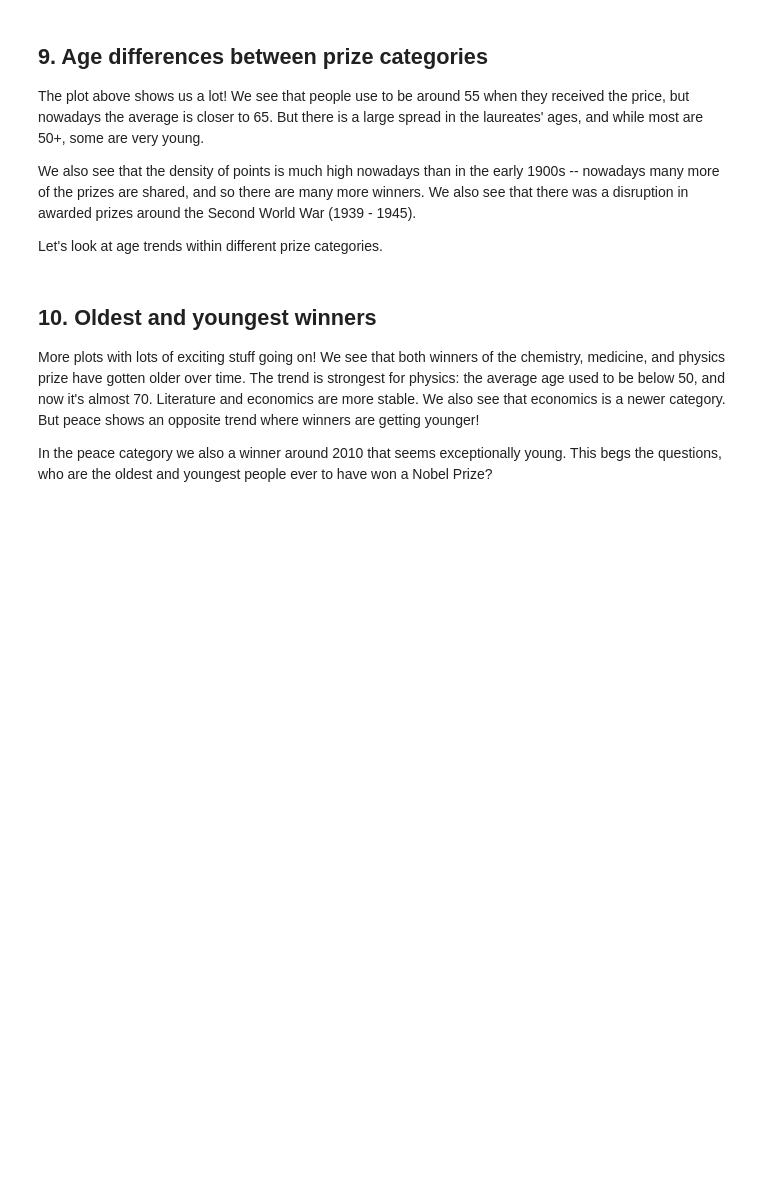
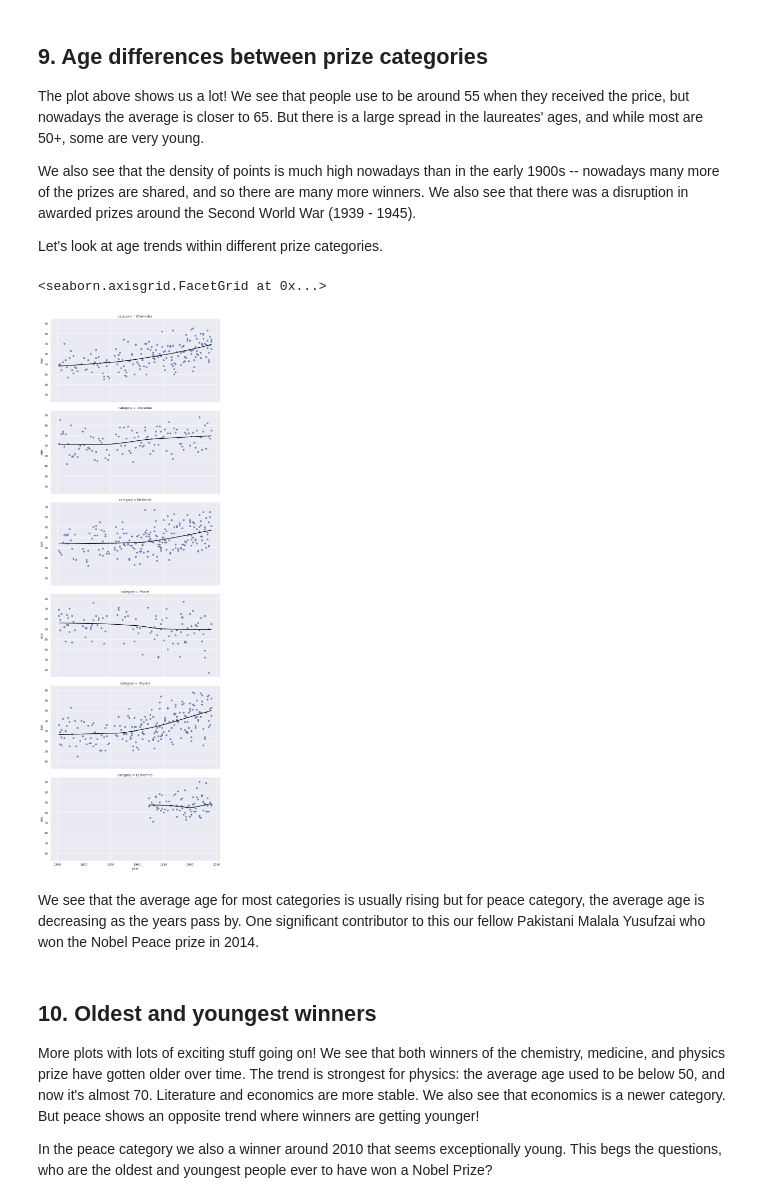
Before and after one commit to shakaibsaleem/DataScience, a Jupyter notebook: CS457-CaseStudy-1/A Visual History of Nobel Prize Winners/notebook.ipynb, the cells around one changed output. Cells and saved outputs as stored; diff of their text form; code cells hidden in the pictures; blank space fills up the shorter version.

```diff
--- a/CS457-CaseStudy-1/A Visual History of Nobel Prize Winners/notebook.ipynb
+++ b/CS457-CaseStudy-1/A Visual History of Nobel Prize Winners/notebook.ipynb
@@ -186,6 +190,12 @@ nobel['age'] = ...
 # %%
 # Same plot as above, but separate plots for each type of Nobel Prize
 # ... YOUR CODE FOR TASK 9 ...
+sns.lmplot(data=nobel,x='year',y='age',lowess=True, aspect=2,line_kws={'color' : 'black'},row='category')
+# %% [output]
+<seaborn.axisgrid.FacetGrid at 0x...>
+[figure, added]
+# %% [markdown]
+We see that the average age for most categories is usually rising but for peace category, the average age is decreasing as the years pass by. One significant contributor to this our fellow Pakistani Malala Yusufzai who won the Nobel Peace prize in 2014.
 # %% [markdown]
 ## 10. Oldest and youngest winners
 <p>More plots with lots of exciting stuff going on! We see that both winners of the chemistry, medicine, and physics prize have gotten older over time. The trend is strongest for physics: the average age used to be below 50, and now it's almost 70. Literature and economics are more stable. We also see that economics is a newer category. But peace shows an opposite trend where winners are getting younger! </p>
```
Also changed, not shown: parts of 14 cells of this notebook.
